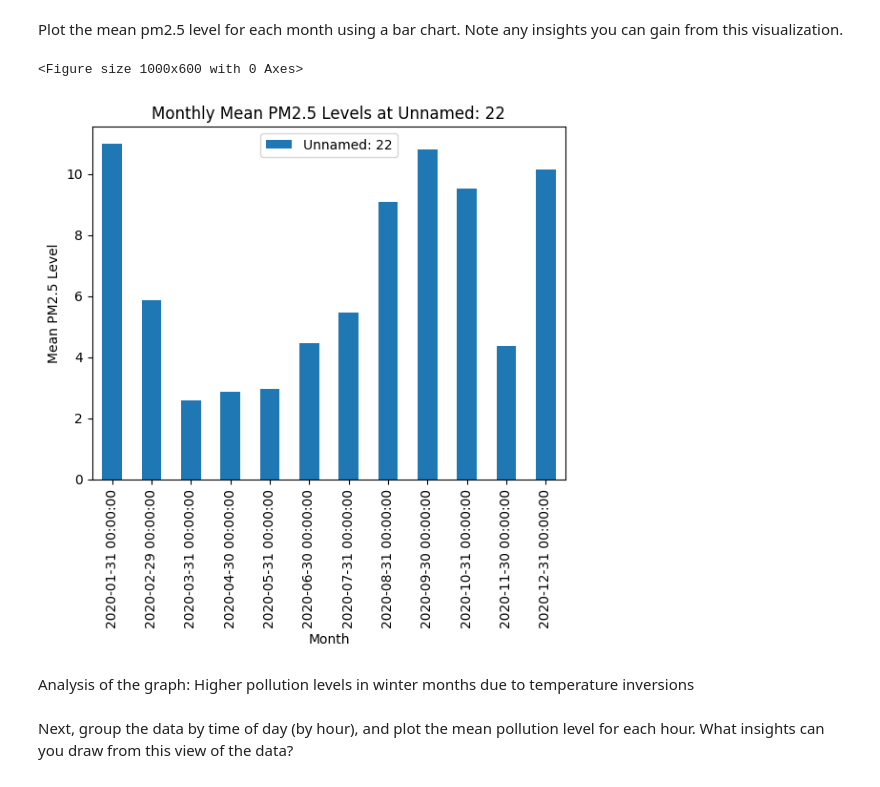
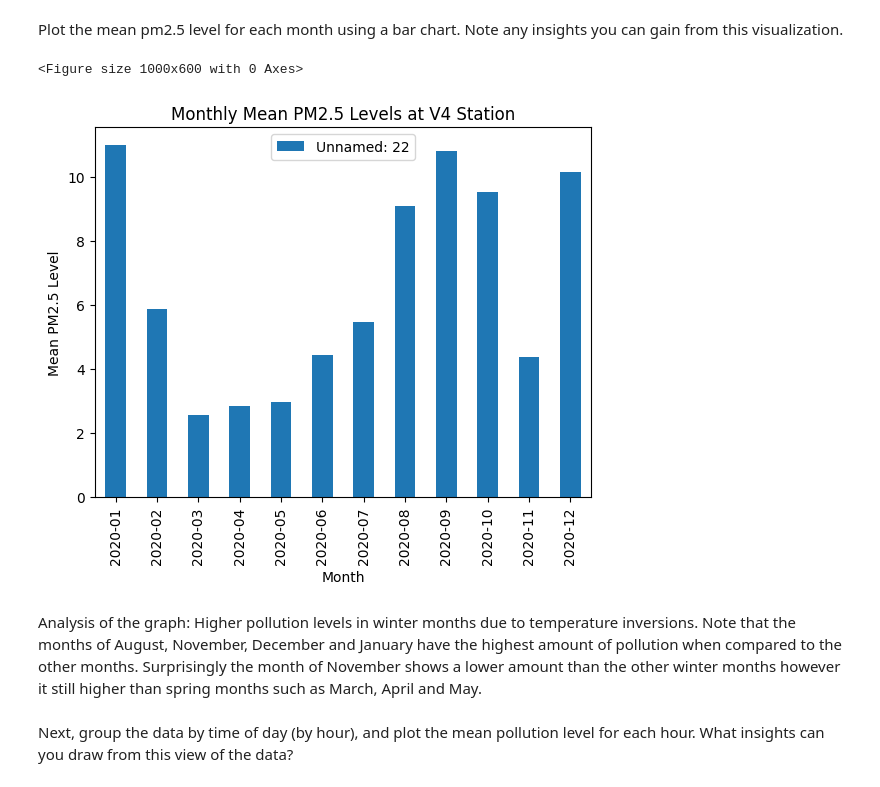
Before and after one commit to BrianErichsen/6017, a Jupyter notebook: HW1/analysis.ipynb, the cells around one changed output. Drawn from its saved outputs; the diff is of its cells as text; code cells hidden in the pictures.

```diff
--- a/HW1/analysis.ipynb
+++ b/HW1/analysis.ipynb
@@ -90,22 +73,25 @@ Date
 Plot the mean pm2.5 level for each month using a bar chart. Note any insights you can gain from this visualization.
 # %%
 #Plotting monthly means PM2.5 levels
-monthly_mean = station_data.resample('M').mean()
+monthly_mean = station_data.resample('ME').mean()
+
+#Convert the index to year - month format
+monthly_mean.index = monthly_mean.index.strftime('%Y-%m')
 
 plt.figure(figsize=(10, 6))
 monthly_mean.plot(kind='bar')
-plt.title(f'Monthly Mean PM2.5 Levels at {station_name}')
+plt.title(f'Monthly Mean PM2.5 Levels at V4 Station')
 plt.xlabel('Month')
 plt.ylabel('Mean PM2.5 Level')
 plt.show()
 
 # Insights from visualization
 # Higher pollution levels in winter months due to temperature inversions
 # %% [output]
 <Figure size 1000x600 with 0 Axes>
-[figure, old version]
+[figure, new version]
-# %% [markdown]
-Analysis of the graph: Higher pollution levels in winter months due to temperature inversions
+# %% [markdown]
+Analysis of the graph: Higher pollution levels in winter months due to temperature inversions. Note that the months of August, November, December and January have the highest amount of pollution when compared to the other months. Surprisingly the month of November shows a lower amount than the other winter months however it still higher than spring months such as March, April and May.
 # %% [markdown]
 Next, group the data by time of day (by hour), and plot the mean pollution level for each hour. What insights can you draw from this view of the data?
 # %%
```
Also changed, not shown: parts of 11 cells of this notebook.
